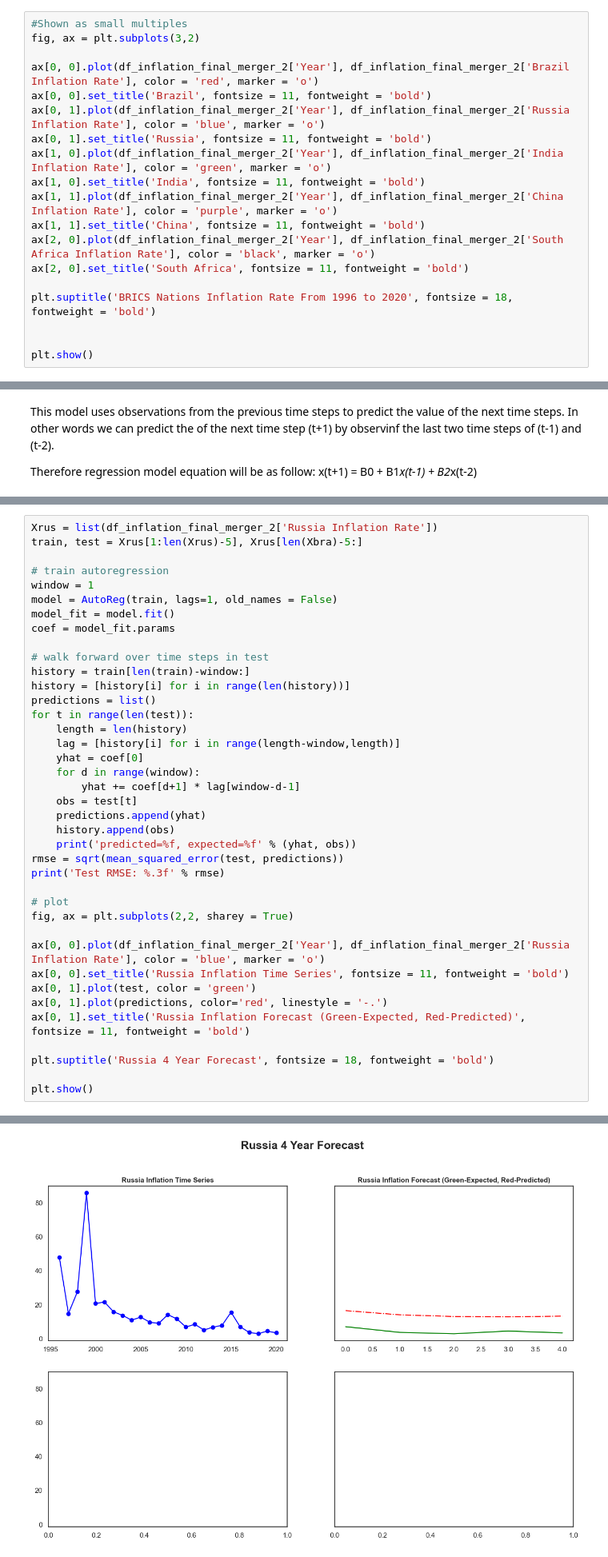
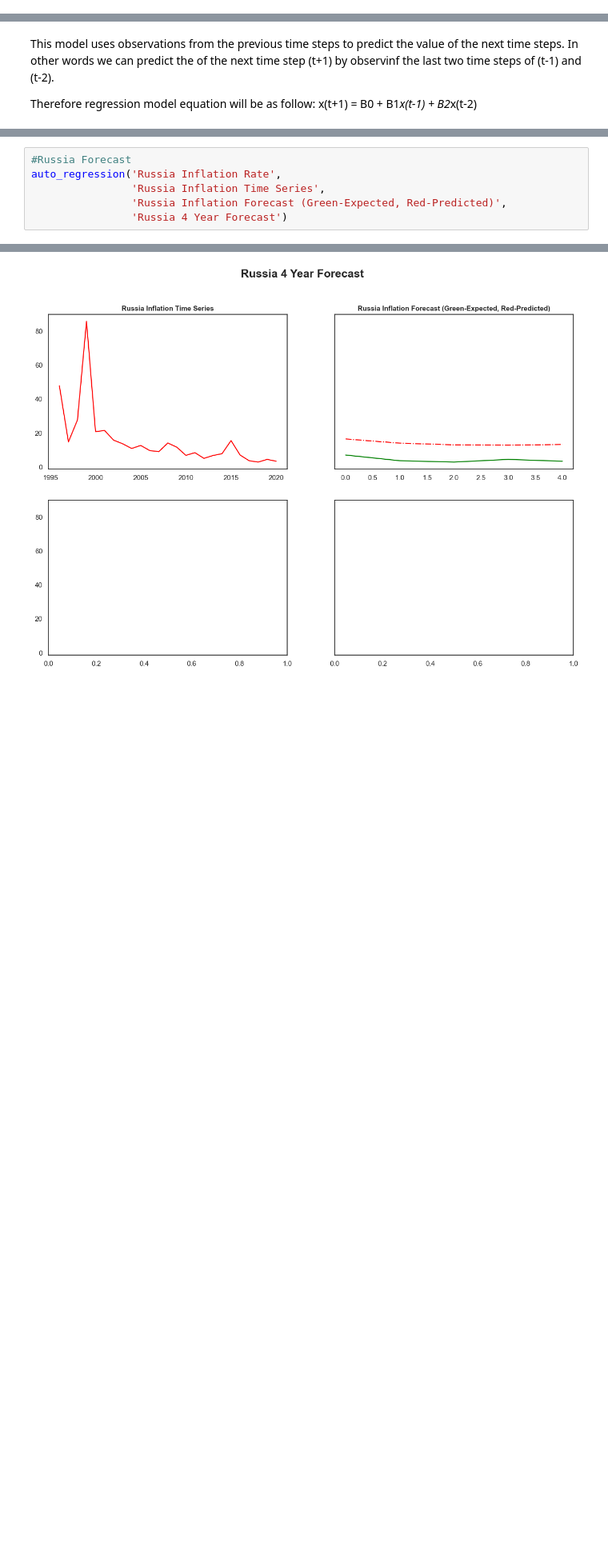
Before and after one commit to NigelGondo/Portfolio_Projects, a Jupyter notebook: A 4 Year Forecast of The BRICS Nations Inflation Rate.ipynb, the cells around one changed output, grey strips where cells are left out. Shown at 80% size. Drawn from its saved outputs; the diff is of its cells as text; blank space fills up the shorter version.

```diff
--- a/A 4 Year Forecast of The BRICS Nations Inflation Rate.ipynb
+++ b/A 4 Year Forecast of The BRICS Nations Inflation Rate.ipynb
@@ -168,22 +214,3 @@ df_inflation_final_merger_2 = df_inflation_final_merger.iloc[36:]
 df_inflation_final_merger_2.head()
 
 df_inflation_final_merger_2.to_csv('BRICS Inflation Rates.csv')
-# %%
-#Shown as small multiples
-fig, ax = plt.subplots(3,2)
-
-ax[0, 0].plot(df_inflation_final_merger_2['Year'], df_inflation_final_merger_2['Brazil Inflation Rate'], color = 'red', marker = 'o')
-ax[0, 0].set_title('Brazil', fontsize = 11, fontweight = 'bold')
-ax[0, 1].plot(df_inflation_final_merger_2['Year'], df_inflation_final_merger_2['Russia Inflation Rate'], color = 'blue', marker = 'o')
-ax[0, 1].set_title('Russia', fontsize = 11, fontweight = 'bold')
-ax[1, 0].plot(df_inflation_final_merger_2['Year'], df_inflation_final_merger_2['India Inflation Rate'], color = 'green', marker = 'o')
-ax[1, 0].set_title('India', fontsize = 11, fontweight = 'bold')
-ax[1, 1].plot(df_inflation_final_merger_2['Year'], df_inflation_final_merger_2['China Inflation Rate'], color = 'purple', marker = 'o')
-ax[1, 1].set_title('China', fontsize = 11, fontweight = 'bold')
-ax[2, 0].plot(df_inflation_final_merger_2['Year'], df_inflation_final_merger_2['South Africa Inflation Rate'], color = 'black', marker = 'o')
-ax[2, 0].set_title('South Africa', fontsize = 11, fontweight = 'bold')
-
-plt.suptitle('BRICS Nations Inflation Rate From 1996 to 2020', fontsize = 18, fontweight = 'bold')
-
-
-plt.show()
@@ -336,48 +381,15 @@ Test RMSE: 2.411
 # %%
-Xrus = list(df_inflation_final_merger_2['Russia Inflation Rate'])
-train, test = Xrus[1:len(Xrus)-5], Xrus[len(Xbra)-5:]
-
-# train autoregression
-window = 1
-model = AutoReg(train, lags=1, old_names = False)
-model_fit = model.fit()
-coef = model_fit.params
-
-# walk forward over time steps in test
-history = train[len(train)-window:]
-history = [history[i] for i in range(len(history))]
-predictions = list()
-for t in range(len(test)):
-    length = len(history)
-    lag = [history[i] for i in range(length-window,length)]
-    yhat = coef[0]
-    for d in range(window):
-        yhat += coef[d+1] * lag[window-d-1]
-    obs = test[t]
-    predictions.append(yhat)
-    history.append(obs)
-    print('predicted=%f, expected=%f' % (yhat, obs))
-rmse = sqrt(mean_squared_error(test, predictions))
-print('Test RMSE: %.3f' % rmse)
-
-# plot
-fig, ax = plt.subplots(2,2, sharey = True)
-
-ax[0, 0].plot(df_inflation_final_merger_2['Year'], df_inflation_final_merger_2['Russia Inflation Rate'], color = 'blue', marker = 'o')
-ax[0, 0].set_title('Russia Inflation Time Series', fontsize = 11, fontweight = 'bold')
-ax[0, 1].plot(test, color = 'green')
-ax[0, 1].plot(predictions, color='red', linestyle = '-.')
-ax[0, 1].set_title('Russia Inflation Forecast (Green-Expected, Red-Predicted)', fontsize = 11, fontweight = 'bold')
-
-plt.suptitle('Russia 4 Year Forecast', fontsize = 18, fontweight = 'bold')
-
-plt.show()
+#Russia Forecast
+auto_regression('Russia Inflation Rate',
+                'Russia Inflation Time Series',
+                'Russia Inflation Forecast (Green-Expected, Red-Predicted)',
+                'Russia 4 Year Forecast')
 # %% [output]
 predicted=16.492519, expected=7.042448
 predicted=14.016800, expected=3.683329
 predicted=13.037494, expected=2.878297
 predicted=12.802797, expected=4.470367
 predicted=13.266944, expected=3.381659
 Test RMSE: 9.659
-[figure, old version]
+[figure, new version]
 # %%
```
Also changed, not shown: parts of 16 cells of this notebook.
